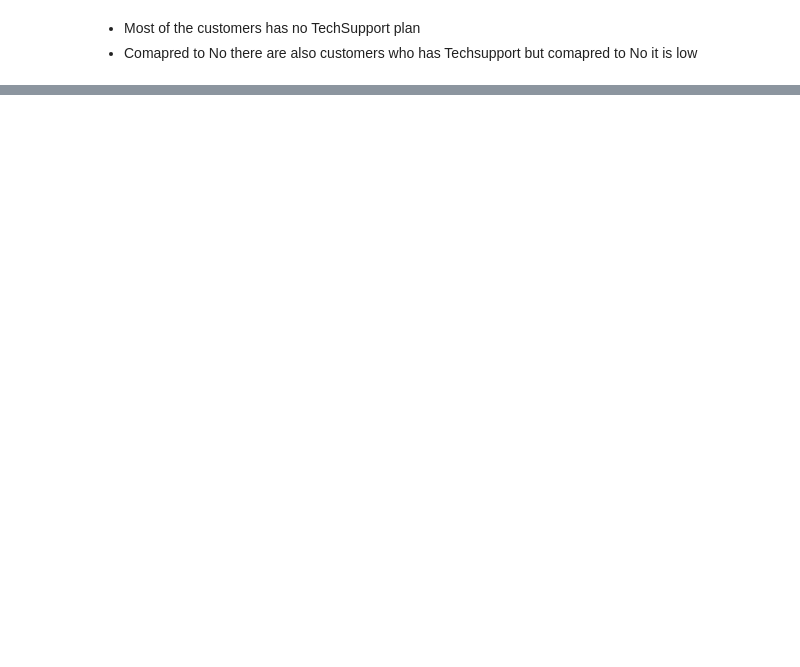
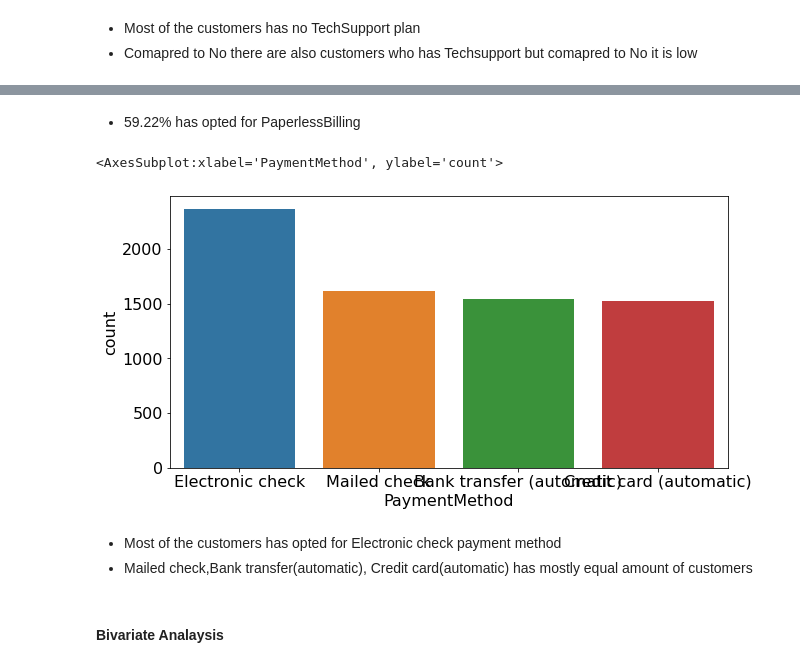
Before and after one commit to akhilmatta89/DT_Evaluation_Projects, a Jupyter notebook: Customer_Churn_Analaysis/customer_churn.ipynb, the cells around one changed output, grey strips where cells are left out. Saved outputs shown, nothing was run; the diff lists cells and outputs as text; code cells hidden in the pictures; blank space fills up the shorter version.

```diff
--- a/Customer_Churn_Analaysis/customer_churn.ipynb
+++ b/Customer_Churn_Analaysis/customer_churn.ipynb
@@ -361,0 +417,13 @@ plt.pie(df['TechSupport'].value_counts(),autopct='%1.2f%%',labels=labels,shadow=
+# %% [markdown]
+- 59.22% has opted for PaperlessBilling
+# %%
+plt.figure(figsize=(10,5))
+sns.countplot(df['PaymentMethod'])
+# %% [output]
+<AxesSubplot:xlabel='PaymentMethod', ylabel='count'>
+[figure, added]
+# %% [markdown]
+- Most of the customers has opted for Electronic check payment method
+- Mailed check,Bank transfer(automatic), Credit card(automatic) has mostly equal amount of customers
+# %% [markdown]
+#### Bivariate Analaysis
```
Also changed, not shown: parts of 94 cells of this notebook, 2 other files.
